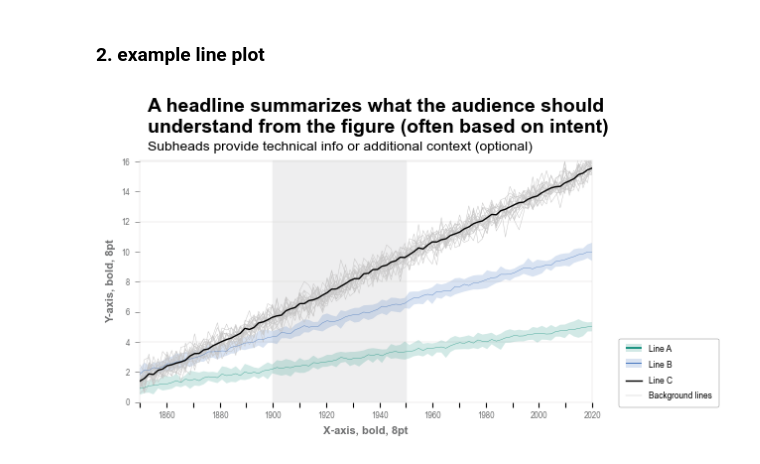
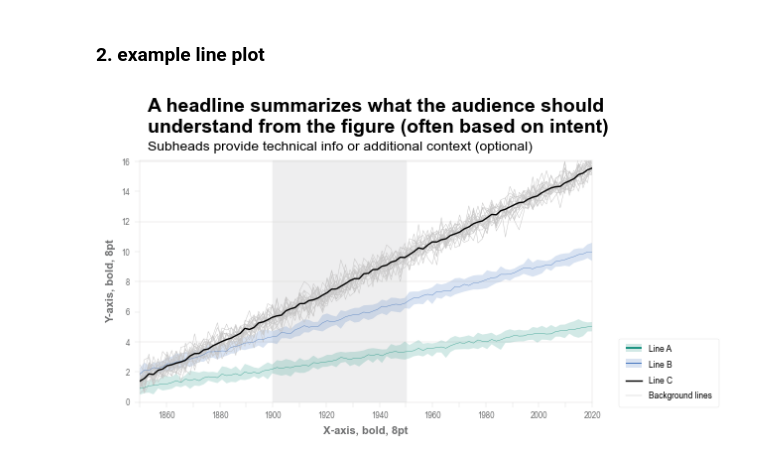
Before and after one commit to IPCC-AR7-WG1/figure-design, a Jupyter notebook: line_plot.ipynb, the cells around one changed output. Drawn from its saved outputs; the diff is of its cells as text; code cells hidden in the pictures.

Commit message:
modify the X&Y axis tick marks and line of legend box

```diff
--- a/line_plot.ipynb
+++ b/line_plot.ipynb
@@ -191,11 +191,8 @@ ax.set_xticklabels([
 ])
 
 # Tick styling
-ax.tick_params(axis='x', colors='black',
-               labelcolor=label_grey, labelsize=7, width=0.8)
-
-ax.tick_params(axis='y', colors=label_grey,
-               labelsize=7, width=0.5)
+ax.tick_params(axis='both', which='both', colors= grid_grey,
+               labelcolor=label_grey, labelsize=7, width=border_lw)
 
 for tick in ax.get_xticklabels() + ax.get_yticklabels():
     tick.set_fontname('Arial Narrow')
@@ -250,8 +247,6 @@ class HandlerPatchLine(HandlerBase):
 
         return [rect, line_rect]
 
-
-axis_lw_pt = 0.34 # 0.12 mm = 0.34 pt
 
 legend_handles = []
 legend_labels = []
@@ -309,35 +304,35 @@ legend = ax.legend(
     handletextpad=0.8
 )
 
-legend.get_frame().set_linewidth(axis_lw_pt)
-legend.get_frame().set_edgecolor(label_grey)
+legend.get_frame().set_linewidth(border_lw)
+legend.get_frame().set_edgecolor(grid_grey)
 legend.get_frame().set_facecolor('white')
 
 # -----------------------------
 # Headline & Subhead
 # -----------------------------
 ax_left = ax.get_position().x0 * 0.7
 
 fig.text(
     ax_left, 0.88,
     "A headline summarizes what the audience should\n"
     "understand from the figure (often based on intent)",
     fontsize=14, fontweight='bold',
     fontname='Arial', ha='left'
 )
 
 fig.text(
     ax_left, 0.83,
     "Subheads provide technical info or additional context (optional)",
     fontsize=10, fontname='Arial', ha='left'
 )
 
 fig.tight_layout(rect=[0, 0, 1, 0.85]) # leave space for headline & subhead
 # -----------------------------
 # Save the figure as SVG with transparent background
 # -----------------------------
 plt.savefig("./fig_svg/fig_line.svg")
 plt.show()
 plt.close()
 # %% [output]
-[figure, old version]
+[figure, new version]
```
Also changed, not shown: 1 other file.
